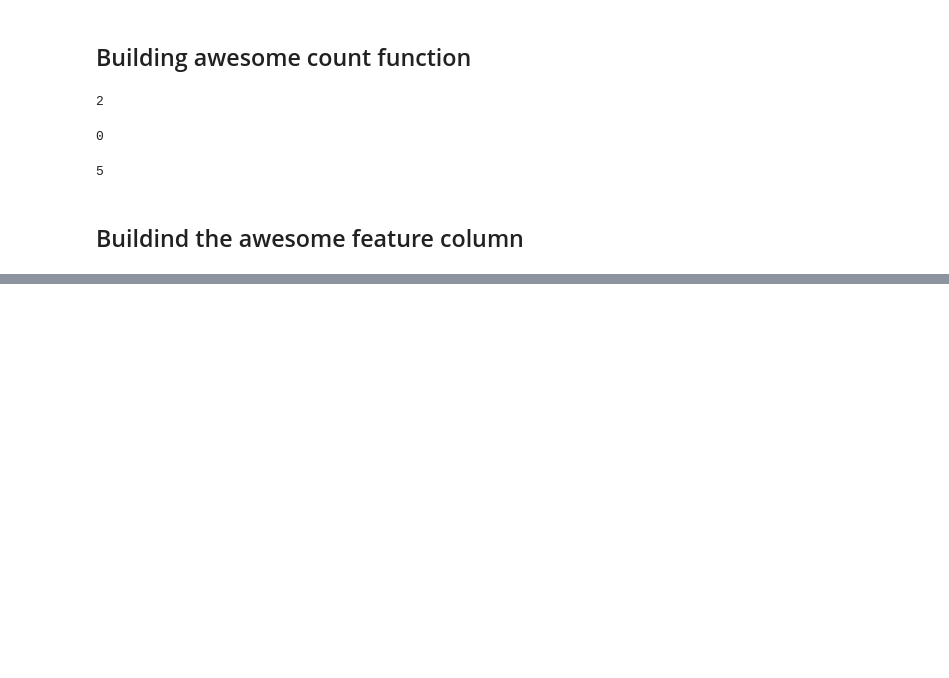
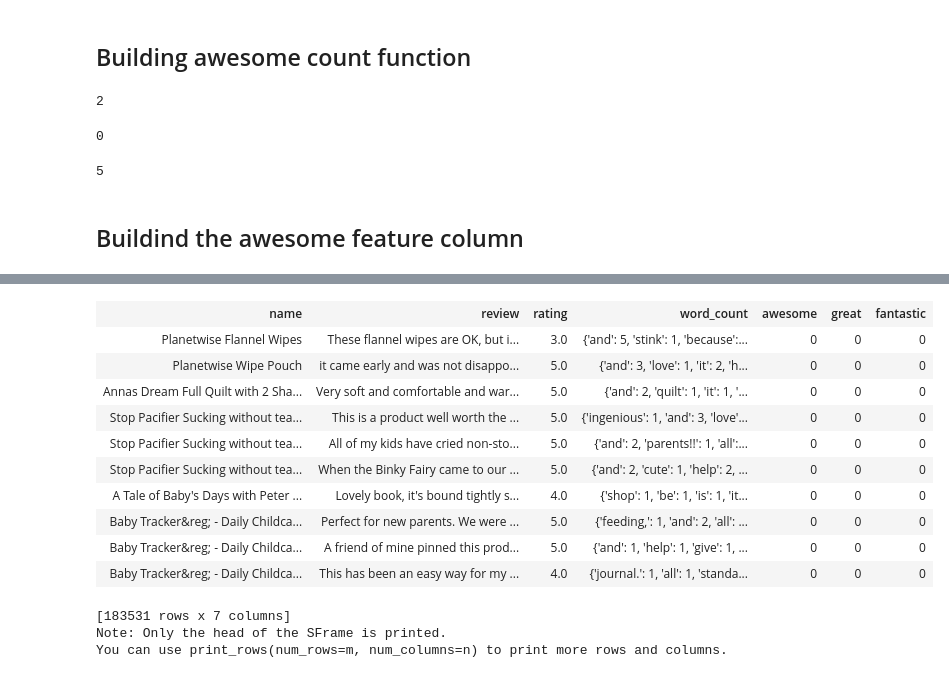
Before and after one commit to ledrui/Analyzing-Sentiment, a Jupyter notebook: Analyzing product sentiment.ipynb, the cells around one changed output, grey strips where cells are left out. Saved outputs shown, nothing was run; the diff lists cells and outputs as text; code cells hidden in the pictures; blank space fills up the shorter version.

Commit message:
added selected_words features

```diff
--- a/Analyzing product sentiment.ipynb
+++ b/Analyzing product sentiment.ipynb
@@ -251,7 +251,7 @@ dicts[1]['my']
 # %%
 def awesome_count(dictionary):
     """" Count the number of occurence of the word Awesome on the dict"""
-    word = 'awesome'
+    word = 'terrible'
     for review in dictionary:
         if word in review:
             return review[word]
@@ -272,0 +292,4 @@ products['awesome'] = products['word_count'].apply(awesome_count)
+# %%
+## Great
+products['great'] = products['word_count'].apply(awesome_count)
+products
@@ -272,0 +311,19 @@ products['awesome'] = products['word_count'].apply(awesome_count)
+# %%
+# Fantastic
+products['fantastic'] = products['word_count'].apply(awesome_count)
+products
+# %% [output]
+| name | review | rating | word_count | awesome | great | fantastic |
+| Planetwise Flannel Wipes | These flannel wipes are OK, but i... | 3.0 | {'and': 5, 'stink': 1, 'because':... | 0 | 0 | 0 |
+| Planetwise Wipe Pouch | it came early and was not disappo... | 5.0 | {'and': 3, 'love': 1, 'it': 2, 'h... | 0 | 0 | 0 |
+| Annas Dream Full Quilt with 2 Sha... | Very soft and comfortable and war... | 5.0 | {'and': 2, 'quilt': 1, 'it': 1, '... | 0 | 0 | 0 |
+| Stop Pacifier Sucking without tea... | This is a product well worth the ... | 5.0 | {'ingenious': 1, 'and': 3, 'love'... | 0 | 0 | 0 |
+| Stop Pacifier Sucking without tea... | All of my kids have cried non-sto... | 5.0 | {'and': 2, 'parents!!': 1, 'all':... | 0 | 0 | 0 |
+| Stop Pacifier Sucking without tea... | When the Binky Fairy came to our ... | 5.0 | {'and': 2, 'cute': 1, 'help': 2, ... | 0 | 0 | 0 |
+| A Tale of Baby's Days with Peter ... | Lovely book, it's bound tightly s... | 4.0 | {'shop': 1, 'be': 1, 'is': 1, 'it... | 0 | 0 | 0 |
+| Baby Tracker&reg; - Daily Childca... | Perfect for new parents. We were ... | 5.0 | {'feeding,': 1, 'and': 2, 'all': ... | 0 | 0 | 0 |
+| Baby Tracker&reg; - Daily Childca... | A friend of mine pinned this prod... | 5.0 | {'and': 1, 'help': 1, 'give': 1, ... | 0 | 0 | 0 |
+| Baby Tracker&reg; - Daily Childca... | This has been an easy way for my ... | 4.0 | {'journal.': 1, 'all': 1, 'standa... | 0 | 0 | 0 |
+[183531 rows x 7 columns]
+Note: Only the head of the SFrame is printed.
+You can use print_rows(num_rows=m, num_columns=n) to print more rows and columns.
```
Also changed, not shown: parts of 12 cells of this notebook.
